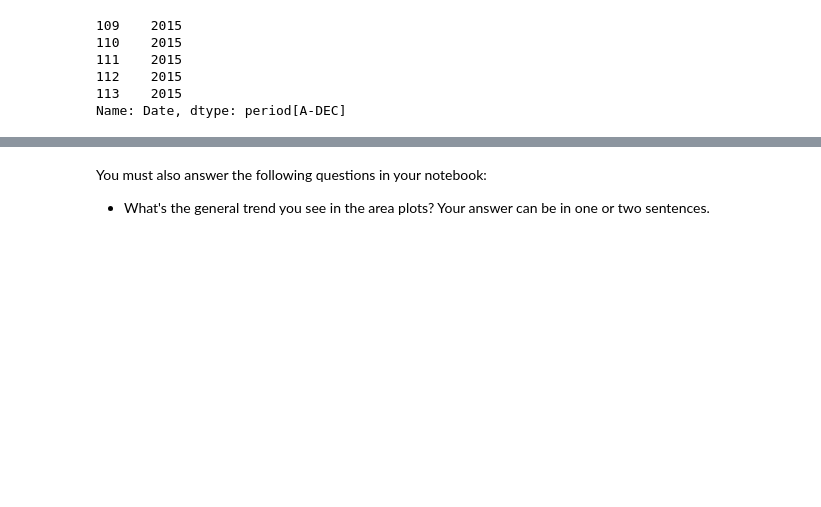
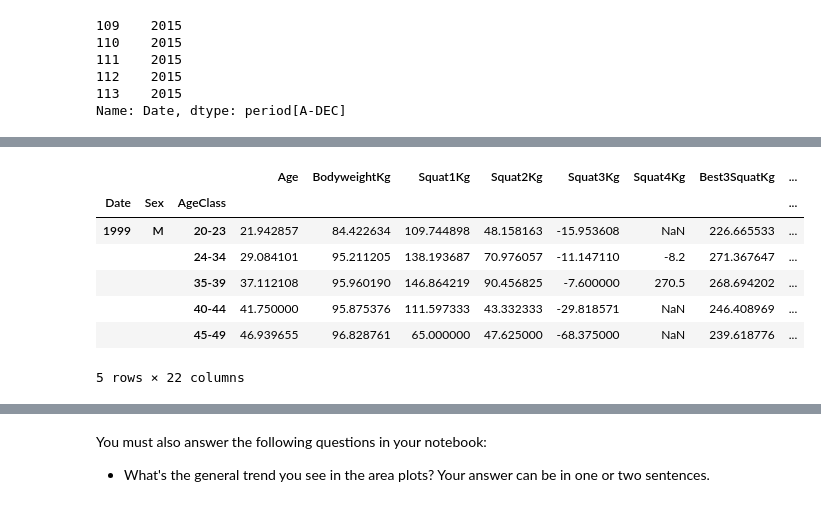
Before and after one commit to chezka-sino/mcis6273_f19_datamining, a Jupyter notebook: homework/hw2/hw2.ipynb, the cells around one changed output, grey strips where cells are left out. Cells and saved outputs as stored; diff of their text form; code cells hidden in the pictures; blank space fills up the shorter version.

```diff
--- a/homework/hw2/hw2.ipynb
+++ b/homework/hw2/hw2.ipynb
@@ -306,0 +306,12 @@ Your notebook must show:
+# %%
+male_group = df_grouped.iloc[df_grouped.index.get_level_values('Sex')=='M']
+male_group.head()
+# %% [output]
+|  |  |  | Age | BodyweightKg | Squat1Kg | Squat2Kg | Squat3Kg | Squat4Kg | Best3SquatKg | ... |
+| Date | Sex | AgeClass |  |  |  |  |  |  |  | ... |
+| 1999 | M | 20-23 | 21.942857 | 84.422634 | 109.744898 | 48.158163 | -15.953608 | NaN | 226.665533 | ... |
+|  |  | 24-34 | 29.084101 | 95.211205 | 138.193687 | 70.976057 | -11.147110 | -8.2 | 271.367647 | ... |
+|  |  | 35-39 | 37.112108 | 95.960190 | 146.864219 | 90.456825 | -7.600000 | 270.5 | 268.694202 | ... |
+|  |  | 40-44 | 41.750000 | 95.875376 | 111.597333 | 43.332333 | -29.818571 | NaN | 246.408969 | ... |
+|  |  | 45-49 | 46.939655 | 96.828761 | 65.000000 | 47.625000 | -68.375000 | NaN | 239.618776 | ... |
+5 rows × 22 columns
```
Also changed, not shown: parts of 17 cells of this notebook.
